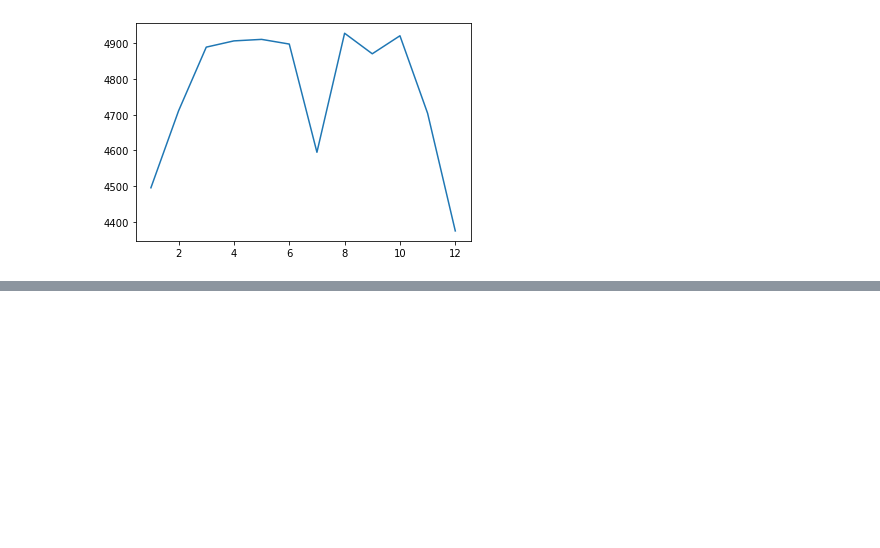
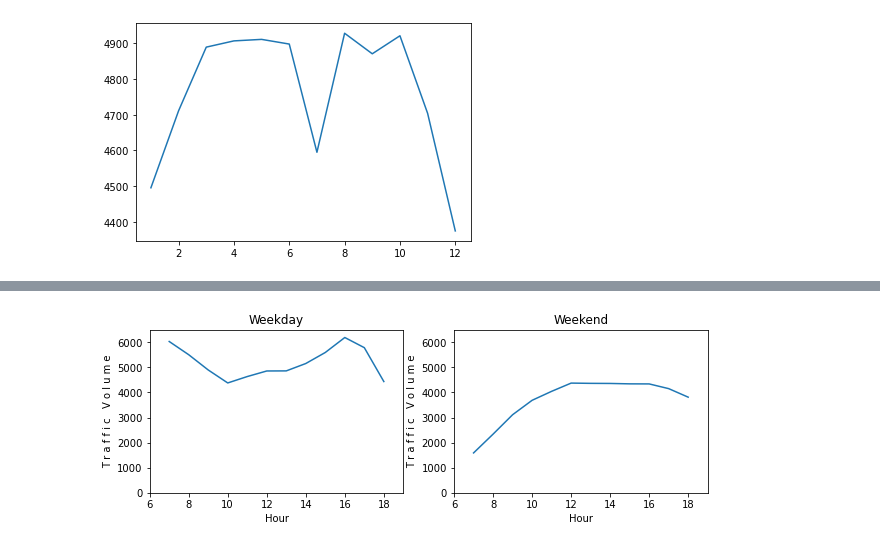
Before and after one commit to capncrockett/Dataquest, a Jupyter notebook: heavy_traffic/traffic_i_94.ipynb, the cells around one changed output, grey strips where cells are left out. Saved outputs shown, nothing was run; the diff lists cells and outputs as text; code cells hidden in the pictures; blank space fills up the shorter version.

```diff
--- a/heavy_traffic/traffic_i_94.ipynb
+++ b/heavy_traffic/traffic_i_94.ipynb
@@ -176,0 +218,9 @@ plt.show()
+# %%
+day_traffic['hour'] = day_traffic['date_time'].dt.hour
+weekdays = day_traffic.copy()[day_traffic['day_of_week'] <= 4] # 4 == Friday
+weekend = day_traffic.copy()[day_traffic['day_of_week'] >= 5] # 5 == Saturday
+by_hour_weekday = weekdays.groupby('hour').mean()
+by_hour_weekend = weekend.groupby('hour').mean()
+
+print(by_hour_weekday['traffic_volume'])
+print(by_hour_weekend['traffic_volume'])
@@ -176,0 +245,23 @@ plt.show()
+# %%
+plt.figure(figsize=(10, 3))
+
+plt.subplot(1, 2, 1)
+plt.plot(by_hour_weekday['traffic_volume'])
+plt.title('Weekday')
+plt.xlabel('Hour')
+plt.ylabel('T r a f f i c   V o l u m e')
+plt.xlim(6, 19)
+plt.ylim(0, 6500)
+
+
+plt.subplot(1, 2, 2)
+plt.plot(by_hour_weekend['traffic_volume'])
+plt.title('Weekend')
+plt.xlabel('Hour')
+plt.ylabel('T r a f f i c   V o l u m e')
+plt.xlim(6, 19)
+plt.ylim(0, 6500)
+
+plt.show()
+# %% [output]
+[figure, added]
```
Also changed, not shown: parts of 42 cells of this notebook.
